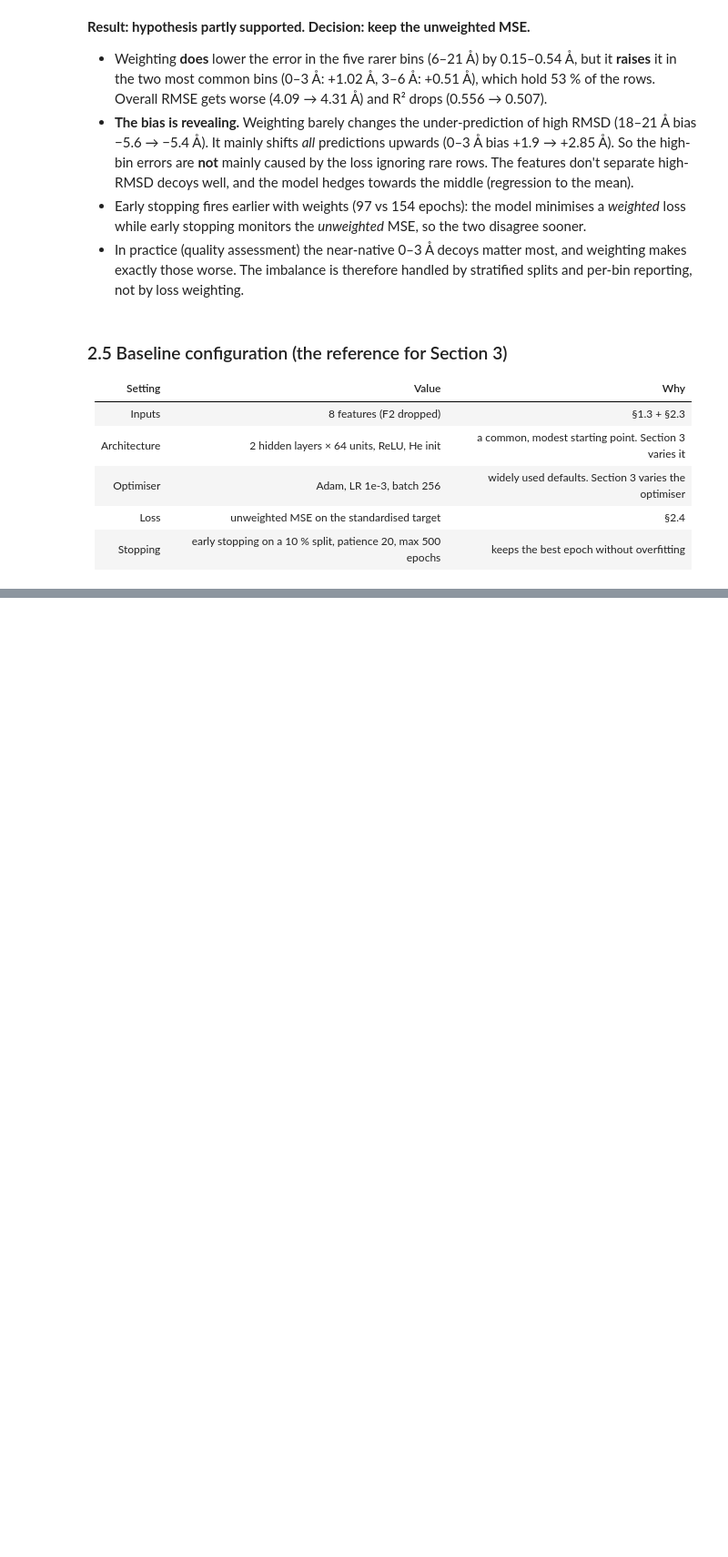
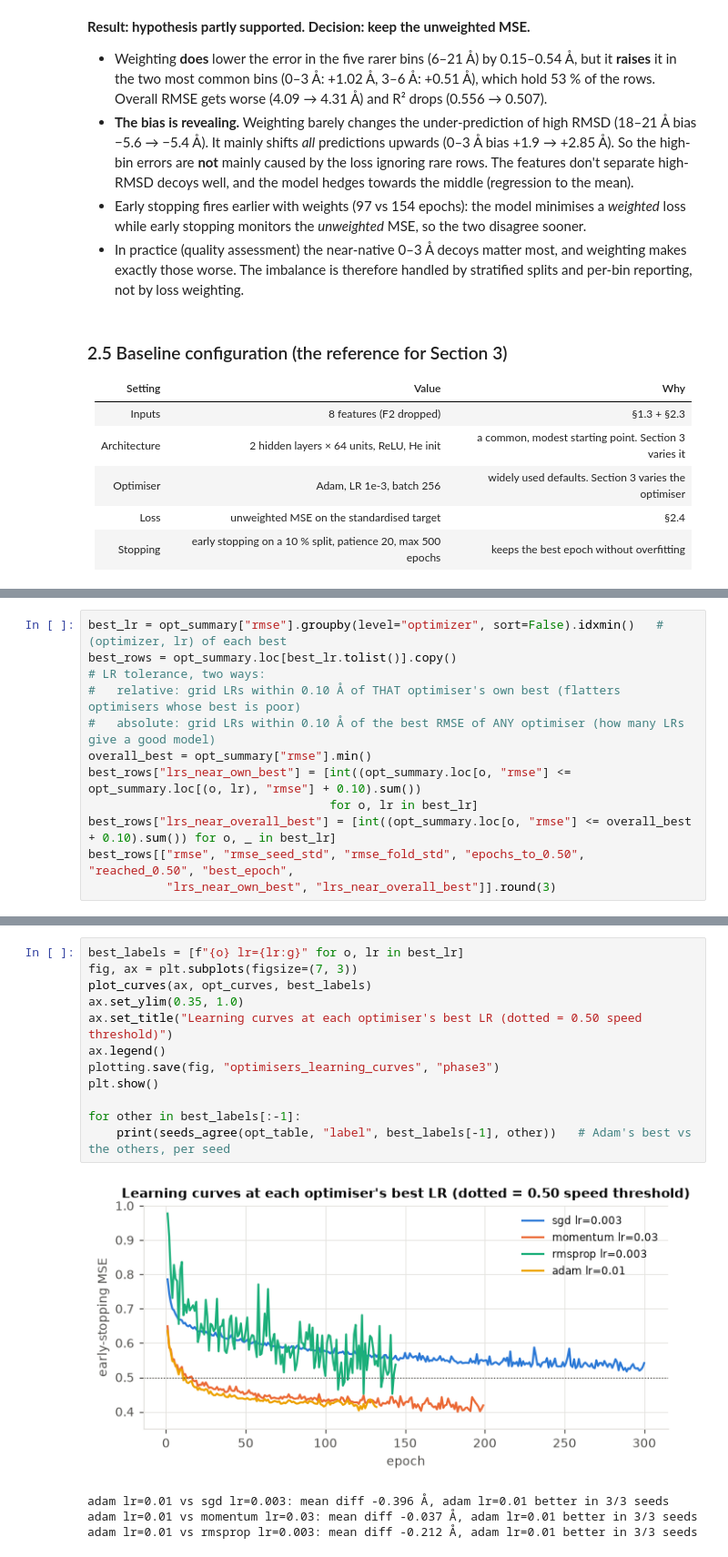
Before and after one commit to kyle-liebenberg/protein_folding_deviation_detection, a Jupyter notebook: notebooks/A1_protein_mlp.ipynb, the cells around one changed output, grey strips where cells are left out. Shown at 91% size. Drawn from its saved outputs; the diff is of its cells as text; blank space fills up the shorter version.

```diff
--- a/notebooks/A1_protein_mlp.ipynb
+++ b/notebooks/A1_protein_mlp.ipynb
@@ -663,0 +759,12 @@ per_bin_table.round(2).T
+# %%
+best_lr = opt_summary["rmse"].groupby(level="optimizer", sort=False).idxmin()   # (optimizer, lr) of each best
+best_rows = opt_summary.loc[best_lr.tolist()].copy()
+# LR tolerance, two ways:
+#   relative: grid LRs within 0.10 Å of THAT optimiser's own best (flatters optimisers whose best is poor)
+#   absolute: grid LRs within 0.10 Å of the best RMSE of ANY optimiser (how many LRs give a good model)
+overall_best = opt_summary["rmse"].min()
+best_rows["lrs_near_own_best"] = [int((opt_summary.loc[o, "rmse"] <= opt_summary.loc[(o, lr), "rmse"] + 0.10).sum())
+                                  for o, lr in best_lr]
+best_rows["lrs_near_overall_best"] = [int((opt_summary.loc[o, "rmse"] <= overall_best + 0.10).sum()) for o, _ in best_lr]
+best_rows[["rmse", "rmse_seed_std", "rmse_fold_std", "epochs_to_0.50", "reached_0.50", "best_epoch",
+           "lrs_near_own_best", "lrs_near_overall_best"]].round(3)
@@ -663,0 +778,17 @@ per_bin_table.round(2).T
+# %%
+best_labels = [f"{o} lr={lr:g}" for o, lr in best_lr]
+fig, ax = plt.subplots(figsize=(7, 3))
+plot_curves(ax, opt_curves, best_labels)
+ax.set_ylim(0.35, 1.0)
+ax.set_title("Learning curves at each optimiser's best LR (dotted = 0.50 speed threshold)")
+ax.legend()
+plotting.save(fig, "optimisers_learning_curves", "phase3")
+plt.show()
+
+for other in best_labels[:-1]:
+    print(seeds_agree(opt_table, "label", best_labels[-1], other))   # Adam's best vs the others, per seed
+# %% [output]
+[figure, added]
+adam lr=0.01 vs sgd lr=0.003: mean diff -0.396 Å, adam lr=0.01 better in 3/3 seeds
+adam lr=0.01 vs momentum lr=0.03: mean diff -0.037 Å, adam lr=0.01 better in 3/3 seeds
+adam lr=0.01 vs rmsprop lr=0.003: mean diff -0.212 Å, adam lr=0.01 better in 3/3 seeds
```
Also changed, not shown: parts of 20 cells of this notebook, 18 other files.
